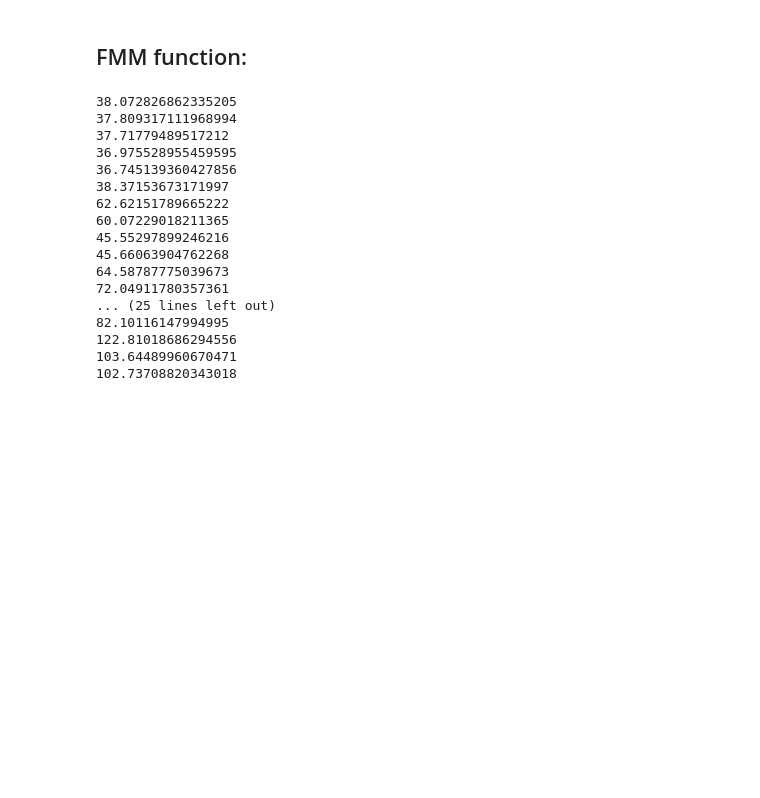
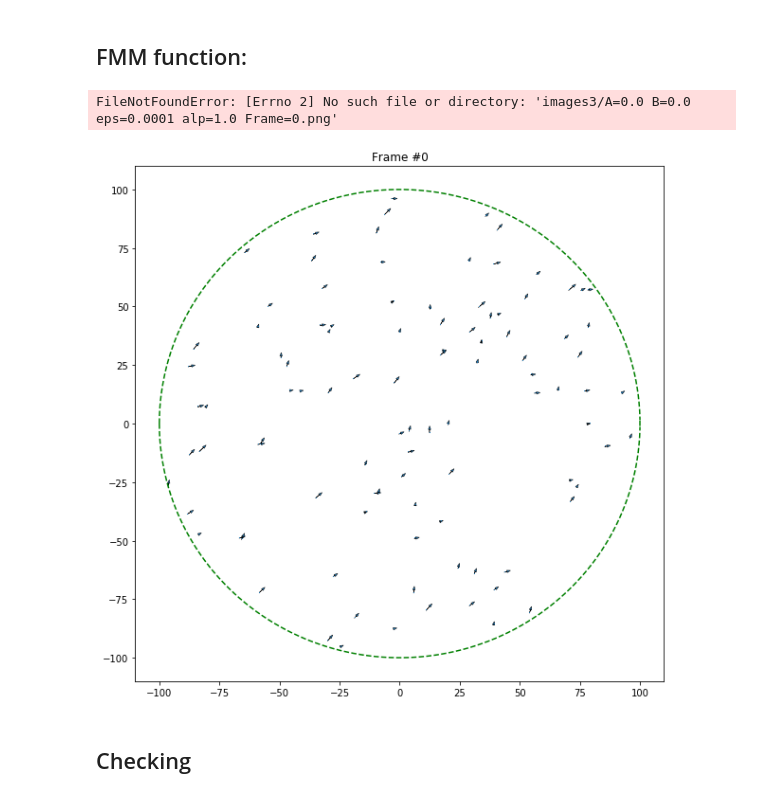
Before and after one commit to archilless/2D_Gravitational_problem, a Jupyter notebook: Project.ipynb, the cells around one changed output. Drawn from its saved outputs; the diff is of its cells as text; code cells hidden in the pictures; blank space fills up the shorter version.

```diff
--- a/Project.ipynb
+++ b/Project.ipynb
@@ -41,10 +41,14 @@ def acceleration(eta, epsilon, alpha):
     return (eta / ((np.linalg.norm(eta) + epsilon)**alpha))
 # %%
 eta = np.ones(2)
+eta = np.ones(2)
+norm_eta = np.sqrt(2)
+eta_scalar_square = 2
+
 
 
 def find_FMM_acceleration(A, B, point_ID, delta_velocity, delta_time, middle=[0, 0]):
-    velocity = velocities_of_all_points[point_ID] + delta_velocity
+    velocity = velocities_of_all_points[point_ID] + delta_velocity #Runge-Kutta
     FMM_accel = (   A-B*np.power(np.linalg.norm(velocity), 2)   )*velocity
 
     x_i = velocity * delta_time + coordinates_of_all_points[point_ID] #Runge-Kutta
@@ -57,7 +61,7 @@ def find_FMM_acceleration(A, B, point_ID, delta_velocity, delta_time, middle=[0,
     for body_ID in source_IDs:
         x_j = velocities_of_all_points[body_ID] * delta_time + coordinates_of_all_points[body_ID] #Runge-Kutta
         term_3 = (x_j - middle)/x_i
-        FMM_accel += term_1 * (term_initial + term_coefficient @term_3)
+        FMM_accel += term_1 * term_coefficient * term_3
     return FMM_accel
 # %%
 def force_of_interaction(velocity1, point_ID1, point_ID2, delta_time):
@@ -103,14 +107,15 @@ arrow_scale = 3
 alpha_array = [1, 2, 3, 4]
 epsilon_array = [1e-4, 1e-3, 1e-2, 1e-1]
 
+
+
 AB_array = np.arange(0, 10, 1)
 diff_time = []
 for alpha in alpha_array:
     for epsilon in epsilon_array:
-        term_initial = acceleration(np.ones(2), epsilon, alpha)
-        term_coefficient = np.identity(2) / ((np.linalg.norm(eta) + epsilon)**alpha)
-        term_coefficient = term_coefficient @ (    np.identity(2) -\
-                                               alpha * eta * ((eta.T @ eta)/((np.linalg.norm(eta) + epsilon)))   )
+        scalar_coefficient = np.power(norm_eta + epsilon, float(-alpha))
+        term_coefficient = scalar_coefficient * (1 - alpha * eta_scalar_square/(norm_eta + epsilon) ) * eta
+
 
         for A in AB_array:
             for B in AB_array:
@@ -133,47 +138,32 @@ for alpha in alpha_array:
                     point_ID = 0
                     for ind in indices:
                         if ind == True:
                 #             plt.plot(x_boundary, y_boundary, "g--")
                 #             plt.plot([radius, radius], [y_boundary[-1], -y_boundary[-1]], "g--")
                 #             plt.plot(x_boundary, -y_boundary, "g--")
                 #             plt.title("Frame #%i. Reflection of %i" % (j, point_ID))
                 #             plt.savefig(('images/%i.%i.png'% (j, point_ID)))
                 #             plt.show()
                             velocities_of_all_points[point_ID]= reflection(point_ID)
                 #             plt.figure(figsize=(10,10))
                 #             plt.plot(coordinates_of_all_points[:,0], coordinates_of_all_points[:,1], ",")
                 #             for i in range(N):
                 #                 plt.arrow(coordinates_of_all_points[i,0], coordinates_of_all_points[i,1], velocities_of_all_points[i,0] * arrow_scale, velocities_of_all_points[i,1] * arrow_scale, shape='full', lw=0.5, length_includes_head=True, head_width=1)
                         point_ID += 1
 
                     plt.plot(x_boundary, y_boundary, "g--")
                     plt.plot([radius, radius], [y_boundary[-1], -y_boundary[-1]], "g--")
                     plt.plot(x_boundary, -y_boundary, "g--")
                     plt.title("Frame #%i" % j)
                     plt.savefig(('images3/A=%0.1f B=%0.1f eps=%0.4f alp=%0.1f Frame=%i.png'% (A, B, epsilon, alpha, j) ))
                 #     plt.show()
 
                 time_end = time()
                 diff_time.append(time_end - time_start)
                 print((time_end - time_start))
 
 
 np.savetxt("TIME_A_B_epsilon_alpha.txt", diff_time)
 # %% [output]
-38.072826862335205
-37.809317111968994
-37.71779489517212
-36.975528955459595
-36.745139360427856
-38.37153673171997
-62.62151789665222
-60.07229018211365
-45.55297899246216
-45.66063904762268
-64.58787775039673
-72.04911780357361
-... (25 lines left out)
-82.10116147994995
-122.81018686294556
-103.64489960670471
-102.73708820343018
+FileNotFoundError: [Errno 2] No such file or directory: 'images3/A=0.0 B=0.0 eps=0.0001 alp=1.0 Frame=0.png'
+[figure, added]
@@ -179,0 +174,2 @@ np.savetxt("TIME_A_B_epsilon_alpha.txt", diff_time)
+# %% [markdown]
+## Checking
```
Also changed, not shown: parts of 6 cells of this notebook.
